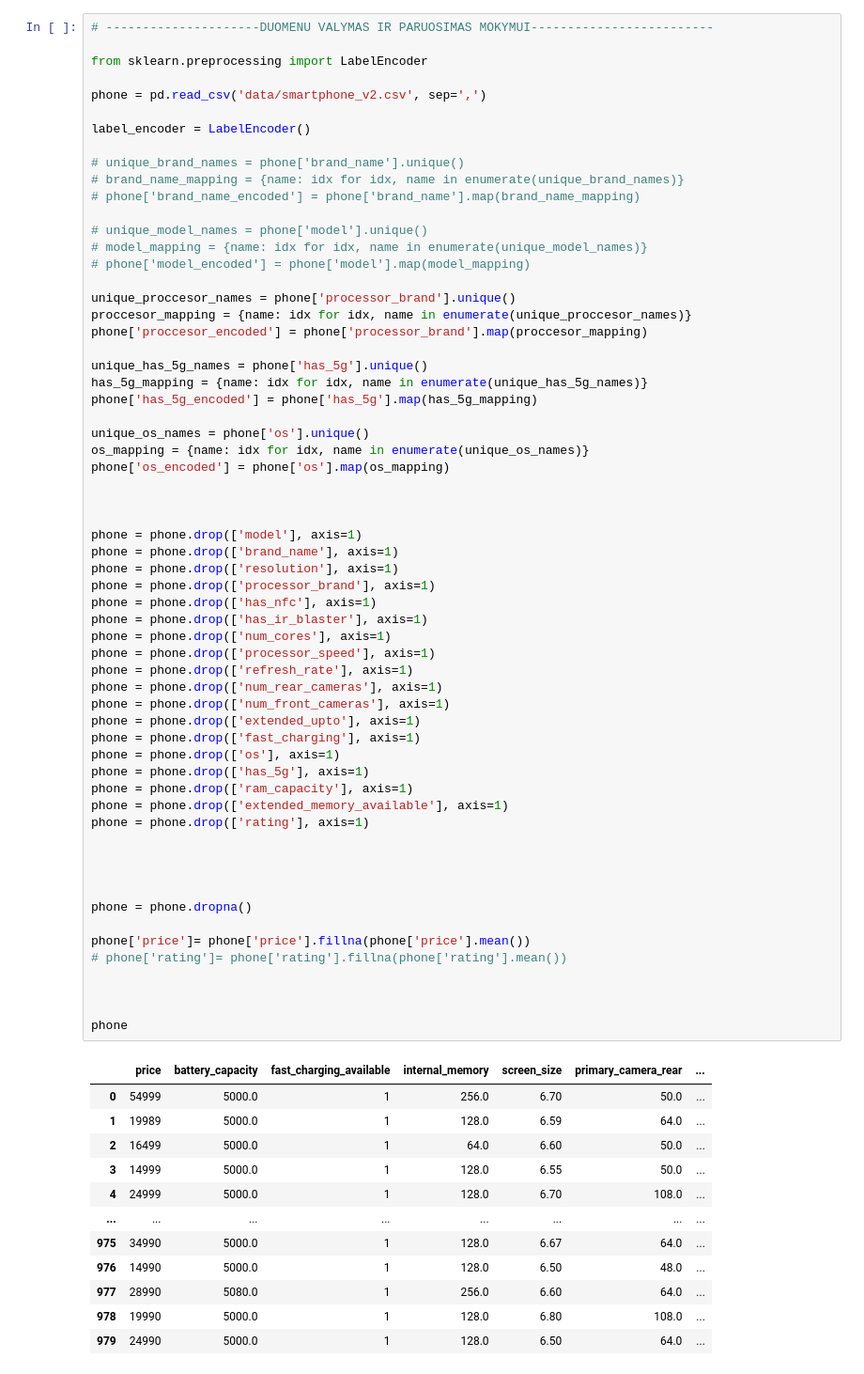
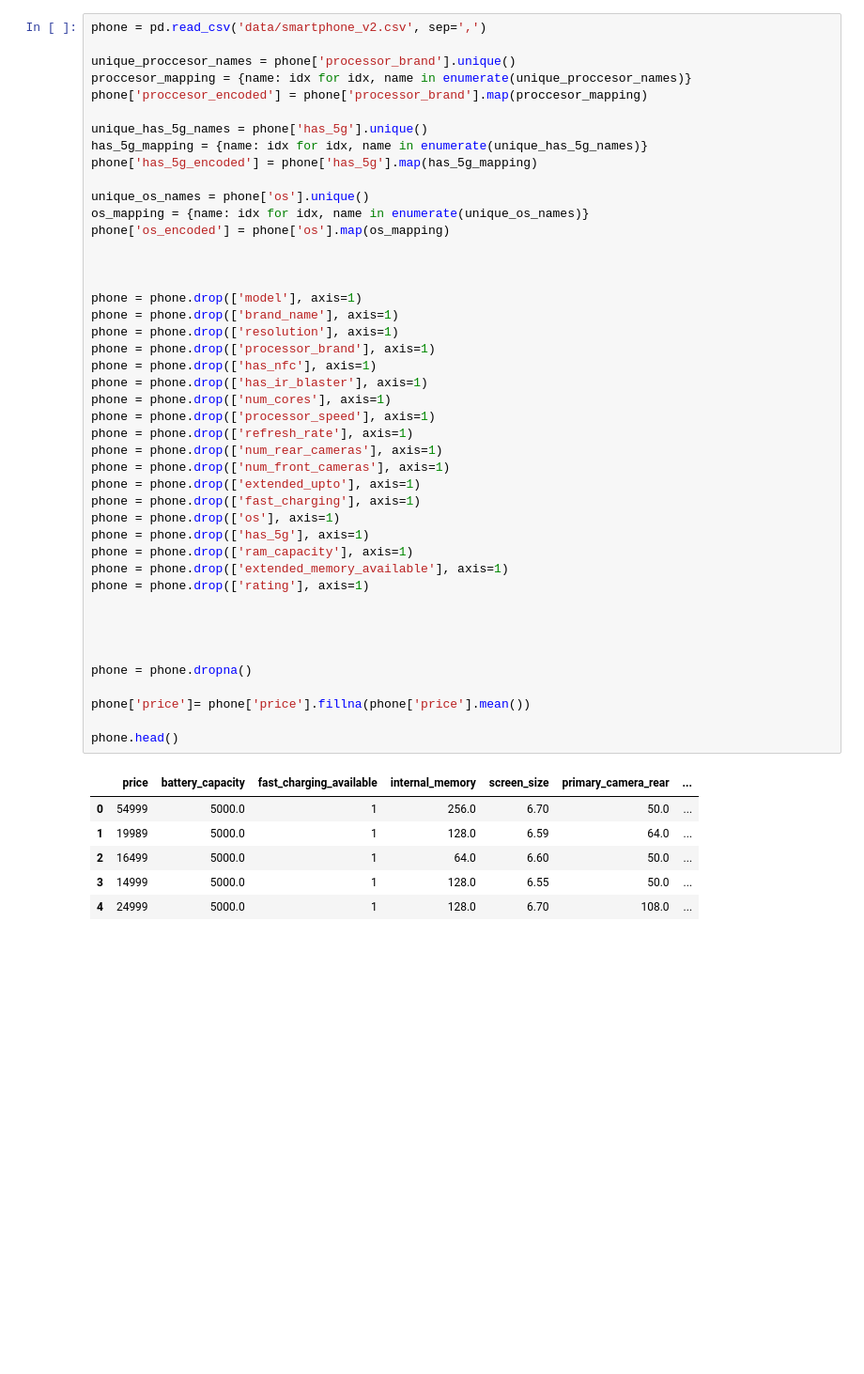
Before and after one commit to Sarunaskaz/Testinei, a Jupyter notebook: baigemasis/model_train.ipynb, the cells around one changed output. Shown: that part at 94% size. Cells and saved outputs as stored; diff of their text form; blank space fills up the shorter version.

```diff
--- a/baigemasis/model_train.ipynb
+++ b/baigemasis/model_train.ipynb
@@ -13,19 +33,5 @@ from sklearn.metrics import r2_score
 # %%
-# ---------------------DUOMENU VALYMAS IR PARUOSIMAS MOKYMUI-------------------------
-
-from sklearn.preprocessing import LabelEncoder
-
 phone = pd.read_csv('data/smartphone_v2.csv', sep=',')
-
-label_encoder = LabelEncoder()
-
-# unique_brand_names = phone['brand_name'].unique()
-# brand_name_mapping = {name: idx for idx, name in enumerate(unique_brand_names)}
-# phone['brand_name_encoded'] = phone['brand_name'].map(brand_name_mapping)
-
-# unique_model_names = phone['model'].unique()
-# model_mapping = {name: idx for idx, name in enumerate(unique_model_names)}
-# phone['model_encoded'] = phone['model'].map(model_mapping)
 
 unique_proccesor_names = phone['processor_brand'].unique()
 proccesor_mapping = {name: idx for idx, name in enumerate(unique_proccesor_names)}
@@ -47,40 +53,31 @@ phone = phone.drop(['resolution'], axis=1)
 phone = phone.drop(['processor_brand'], axis=1)
 phone = phone.drop(['has_nfc'], axis=1)
 phone = phone.drop(['has_ir_blaster'], axis=1)
 phone = phone.drop(['num_cores'], axis=1)
 phone = phone.drop(['processor_speed'], axis=1)
 phone = phone.drop(['refresh_rate'], axis=1)
 phone = phone.drop(['num_rear_cameras'], axis=1)
 phone = phone.drop(['num_front_cameras'], axis=1)
 phone = phone.drop(['extended_upto'], axis=1)
 phone = phone.drop(['fast_charging'], axis=1)
 phone = phone.drop(['os'], axis=1)
 phone = phone.drop(['has_5g'], axis=1)
 phone = phone.drop(['ram_capacity'], axis=1)
 phone = phone.drop(['extended_memory_available'], axis=1)
 phone = phone.drop(['rating'], axis=1)
 
 
 
 
 phone = phone.dropna()
 
 phone['price']= phone['price'].fillna(phone['price'].mean())
-# phone['rating']= phone['rating'].fillna(phone['rating'].mean())
 
-
-
-phone
+phone.head()
 # %% [output]
 |  | price | battery_capacity | fast_charging_available | internal_memory | screen_size | primary_camera_rear | ... |
 | 0 | 54999 | 5000.0 | 1 | 256.0 | 6.70 | 50.0 | ... |
 | 1 | 19989 | 5000.0 | 1 | 128.0 | 6.59 | 64.0 | ... |
 | 2 | 16499 | 5000.0 | 1 | 64.0 | 6.60 | 50.0 | ... |
 | 3 | 14999 | 5000.0 | 1 | 128.0 | 6.55 | 50.0 | ... |
 | 4 | 24999 | 5000.0 | 1 | 128.0 | 6.70 | 108.0 | ... |
-| ... | ... | ... | ... | ... | ... | ... | ... |
-| 975 | 34990 | 5000.0 | 1 | 128.0 | 6.67 | 64.0 | ... |
-| 976 | 14990 | 5000.0 | 1 | 128.0 | 6.50 | 48.0 | ... |
-| 977 | 28990 | 5080.0 | 1 | 256.0 | 6.60 | 64.0 | ... |
-| 978 | 19990 | 5000.0 | 1 | 128.0 | 6.80 | 108.0 | ... |
-| 979 | 24990 | 5000.0 | 1 | 128.0 | 6.50 | 64.0 | ... |
```
Also changed, not shown: parts of 18 cells of this notebook, 7 other files.
